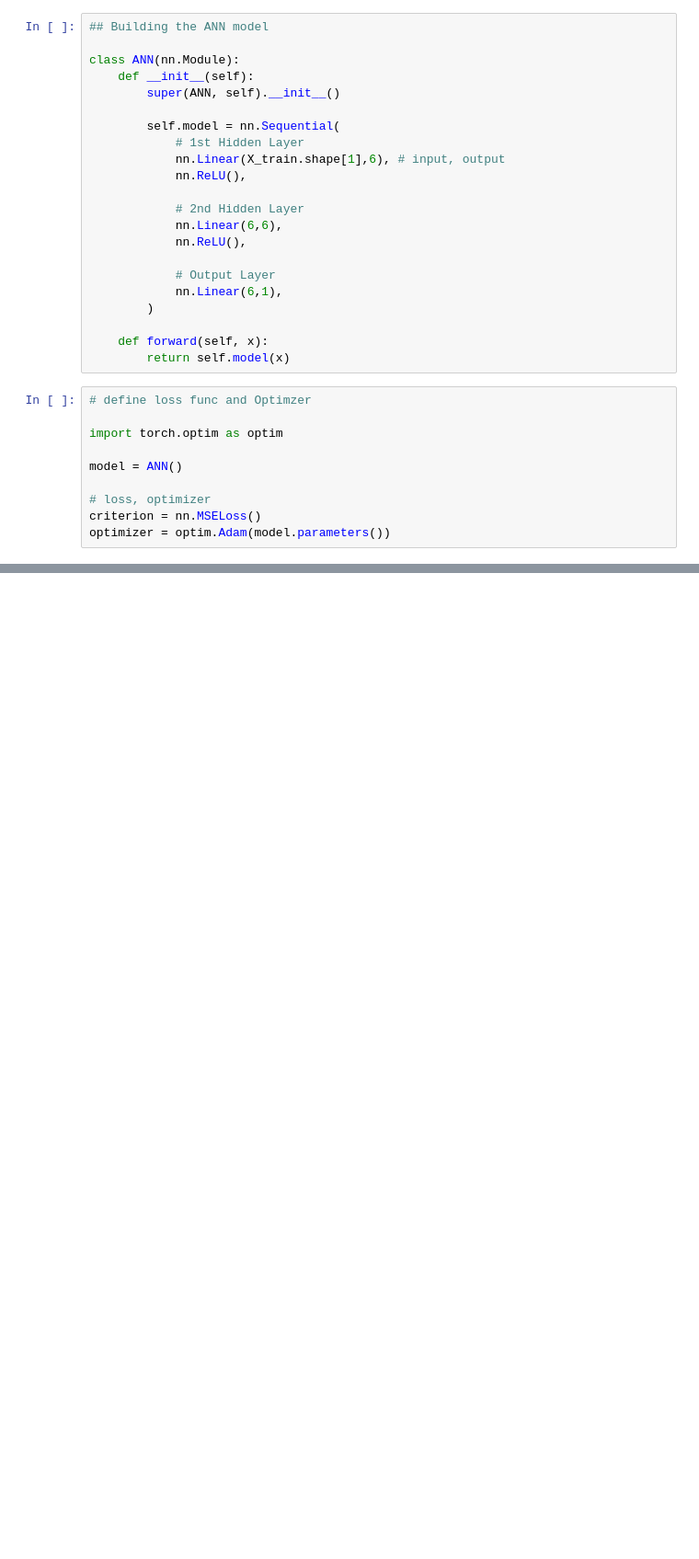
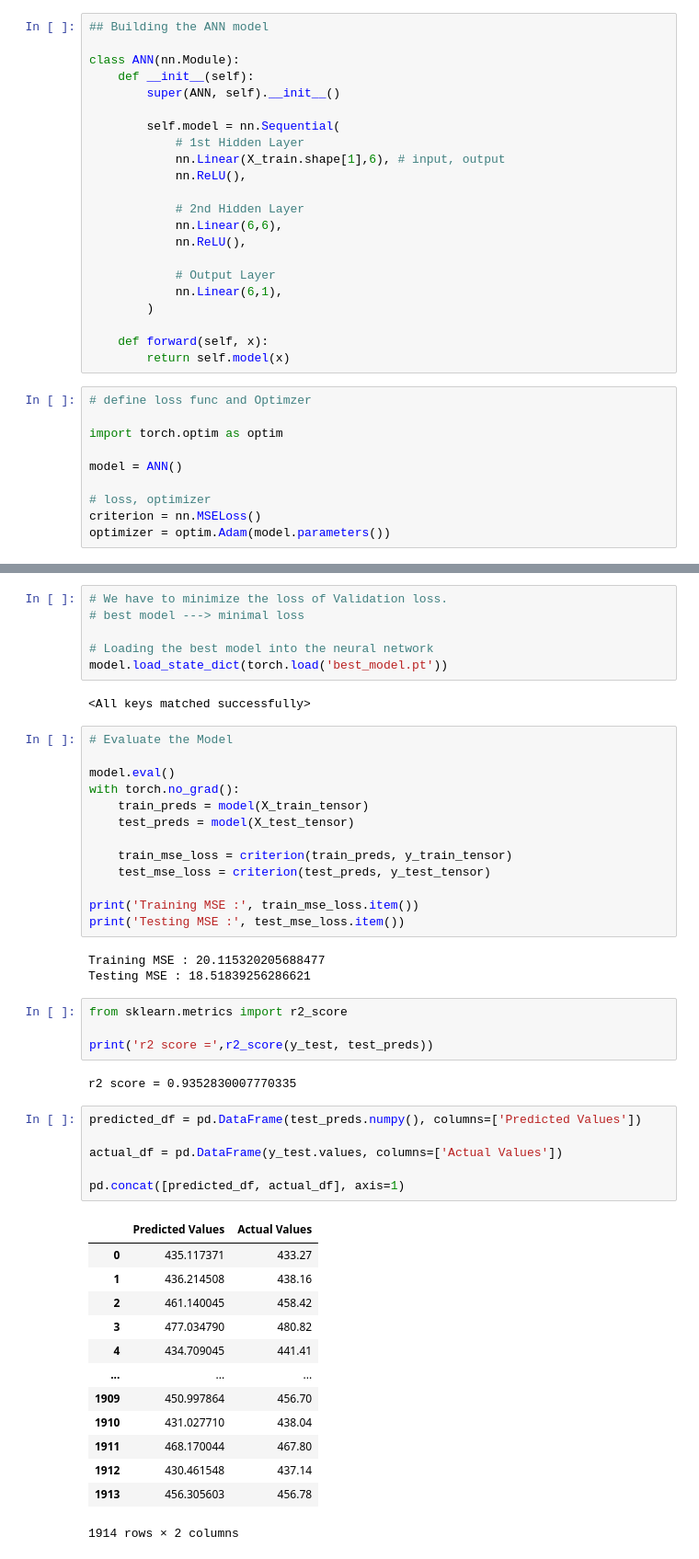
Before and after one commit to md-zaid-10/Deep-Learning, a Jupyter notebook: ANN_regression.ipynb, the cells around one changed output, grey strips where cells are left out. Shown at 92% size. Saved outputs shown, nothing was run; the diff lists cells and outputs as text; blank space fills up the shorter version.

Commit message:
Evaluation of ANN is done using R2 score

```diff
--- a/ANN_regression.ipynb
+++ b/ANN_regression.ipynb
@@ -220,0 +233,50 @@ plt.legend
+# %%
+# We have to minimize the loss of Validation loss.
+# best model ---> minimal loss
+
+# Loading the best model into the neural network
+model.load_state_dict(torch.load('best_model.pt'))
+# %% [output]
+<All keys matched successfully>
+# %%
+# Evaluate the Model
+
+model.eval()
+with torch.no_grad():
+    train_preds = model(X_train_tensor)
+    test_preds = model(X_test_tensor)
+
+    train_mse_loss = criterion(train_preds, y_train_tensor)
+    test_mse_loss = criterion(test_preds, y_test_tensor)
+
+print('Training MSE :', train_mse_loss.item())
+print('Testing MSE :', test_mse_loss.item())
+# %% [output]
+Training MSE : 20.115320205688477
+Testing MSE : 18.51839256286621
+# %%
+from sklearn.metrics import r2_score
+
+print('r2 score =',r2_score(y_test, test_preds))
+# %% [output]
+r2 score = 0.9352830007770335
+# %%
+predicted_df = pd.DataFrame(test_preds.numpy(), columns=['Predicted Values'])
+
+actual_df = pd.DataFrame(y_test.values, columns=['Actual Values'])
+
+pd.concat([predicted_df, actual_df], axis=1)
+# %% [output]
+|  | Predicted Values | Actual Values |
+| 0 | 435.117371 | 433.27 |
+| 1 | 436.214508 | 438.16 |
+| 2 | 461.140045 | 458.42 |
+| 3 | 477.034790 | 480.82 |
+| 4 | 434.709045 | 441.41 |
+| ... | ... | ... |
+| 1909 | 450.997864 | 456.70 |
+| 1910 | 431.027710 | 438.04 |
+| 1911 | 468.170044 | 467.80 |
+| 1912 | 430.461548 | 437.14 |
+| 1913 | 456.305603 | 456.78 |
+1914 rows × 2 columns
```
Also changed, not shown: parts of 3 cells of this notebook.
